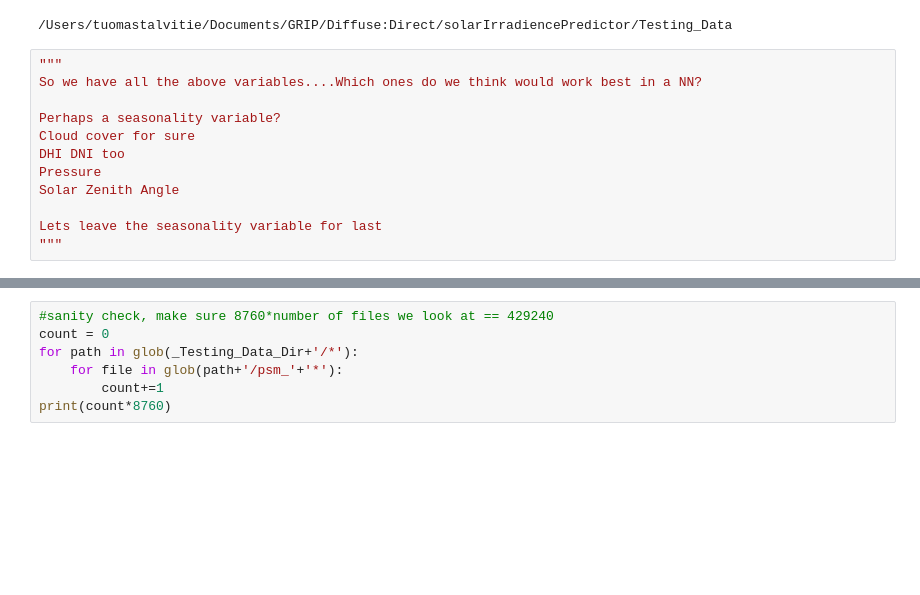
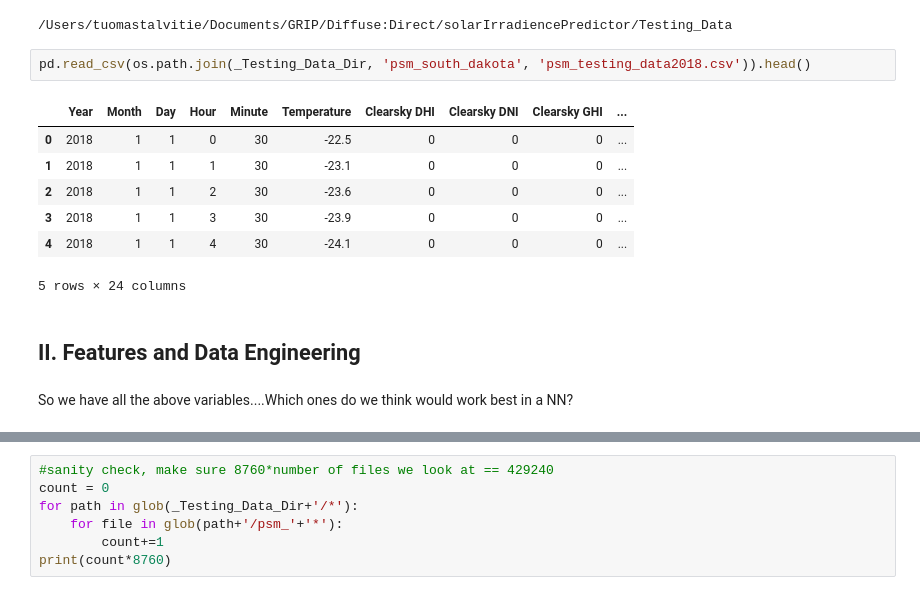
Before and after one commit to tpt5cu/solarIrradiancePredictor, a Jupyter notebook: Neural_Net.ipynb, the cells around one changed output, grey strips where cells are left out. Drawn from its saved outputs; the diff is of its cells as text; blank space fills up the shorter version.

```diff
--- a/Neural_Net.ipynb
+++ b/Neural_Net.ipynb
@@ -25,15 +27,17 @@ _Testing_Data_Dir = os.path.join(_Curr_Dir, 'Testing_Data')
 print(_Testing_Data_Dir)
 # %% [output]
 /Users/tuomastalvitie/Documents/GRIP/Diffuse:Direct/solarIrradiencePredictor/Testing_Data
-# %%
-"""
-So we have all the above variables....Which ones do we think would work best in a NN?
-
-Perhaps a seasonality variable?
-Cloud cover for sure
-DHI DNI too
-Pressure
-Solar Zenith Angle
-
-Lets leave the seasonality variable for last
-"""
+# %%
+pd.read_csv(os.path.join(_Testing_Data_Dir, 'psm_south_dakota', 'psm_testing_data2018.csv')).head()
+# %% [output]
+|  | Year | Month | Day | Hour | Minute | Temperature | Clearsky DHI | Clearsky DNI | Clearsky GHI | ... |
+| 0 | 2018 | 1 | 1 | 0 | 30 | -22.5 | 0 | 0 | 0 | ... |
+| 1 | 2018 | 1 | 1 | 1 | 30 | -23.1 | 0 | 0 | 0 | ... |
+| 2 | 2018 | 1 | 1 | 2 | 30 | -23.6 | 0 | 0 | 0 | ... |
+| 3 | 2018 | 1 | 1 | 3 | 30 | -23.9 | 0 | 0 | 0 | ... |
+| 4 | 2018 | 1 | 1 | 4 | 30 | -24.1 | 0 | 0 | 0 | ... |
+5 rows × 24 columns
+# %% [markdown]
+## II. Features and Data Engineering
+# %% [markdown]
+So we have all the above variables....Which ones do we think would work best in a NN?
```
Also changed, not shown: parts of 27 cells of this notebook.
